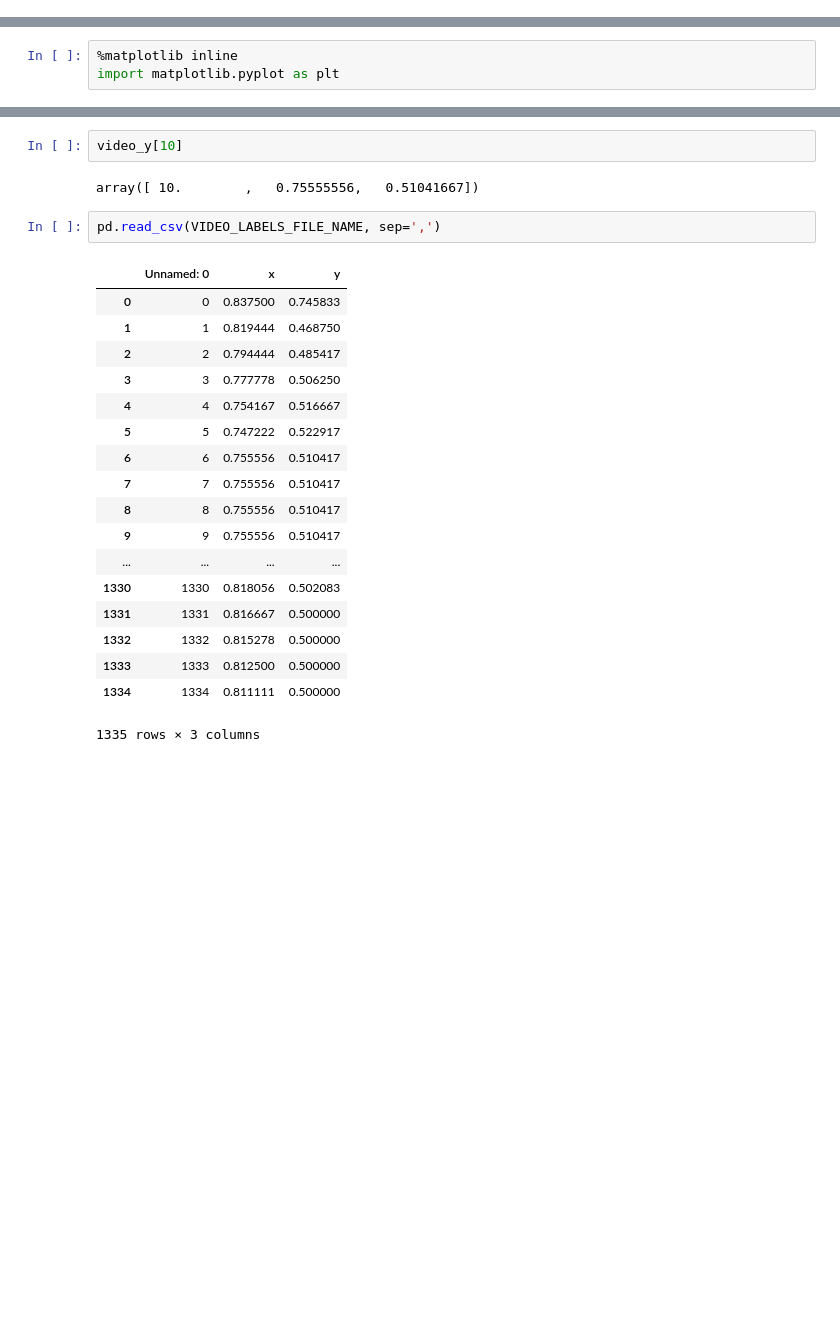
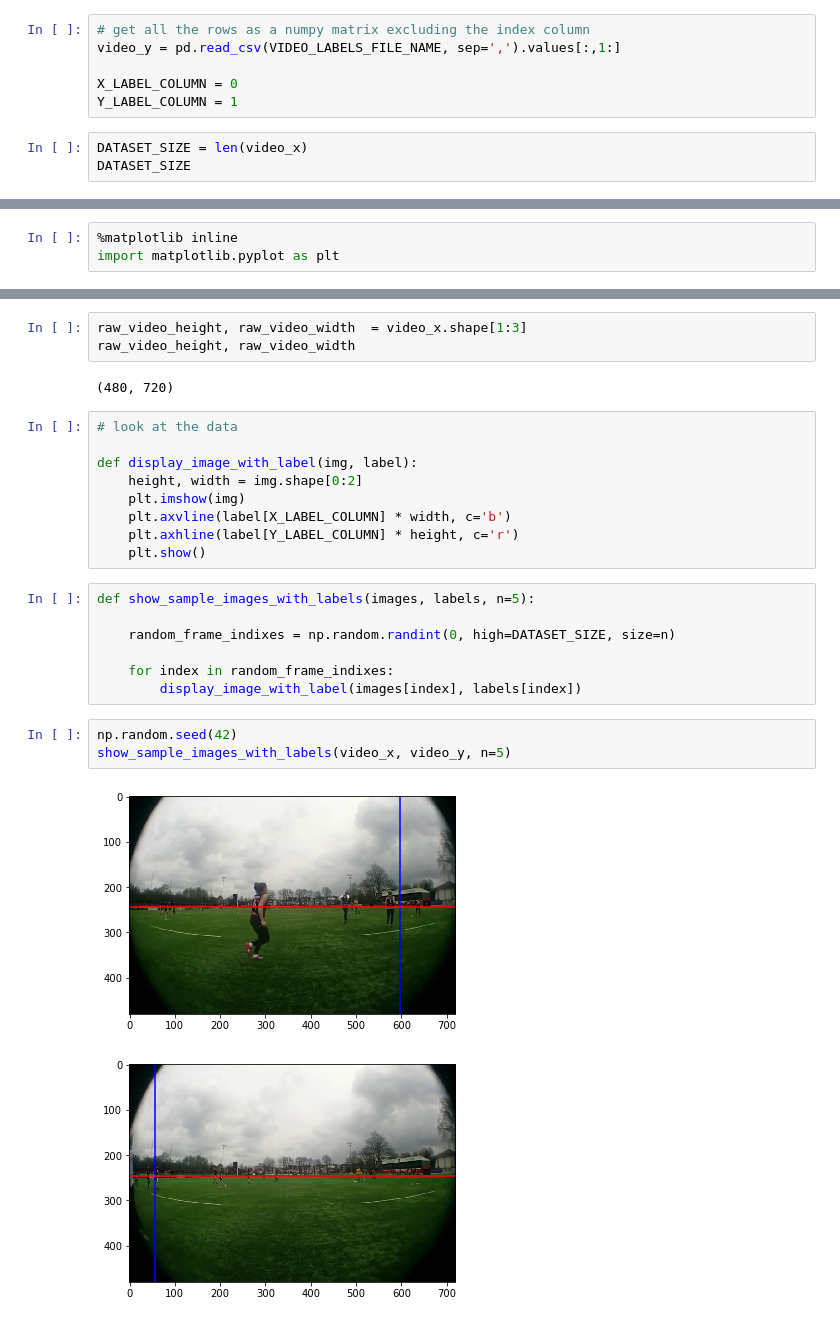
Before and after one commit to ZackAkil/robo-videographer-app, a Jupyter notebook: machine_learning/v2 (increase fps)/1# Using video labels.ipynb, the cells around one changed output, grey strips where cells are left out. Drawn from its saved outputs; the diff is of its cells as text; blank space fills up the shorter version.

```diff
--- a/machine_learning/v2 (increase fps)/1# Using video labels.ipynb
+++ b/machine_learning/v2 (increase fps)/1# Using video labels.ipynb
@@ -10,0 +14,9 @@ video_y = pd.read_csv(VIDEO_LABELS_FILE_NAME, sep=',').values
+# %%
+# get all the rows as a numpy matrix excluding the index column
+video_y = pd.read_csv(VIDEO_LABELS_FILE_NAME, sep=',').values[:,1:]
+
+X_LABEL_COLUMN = 0
+Y_LABEL_COLUMN = 1
+# %%
+DATASET_SIZE = len(video_x)
+DATASET_SIZE
@@ -26,25 +32,27 @@ plt.show()
-# %%
-video_y[10]
-# %% [output]
-array([ 10.        ,   0.75555556,   0.51041667])
-# %%
-pd.read_csv(VIDEO_LABELS_FILE_NAME, sep=',')
-# %% [output]
-|  | Unnamed: 0 | x | y |
-| 0 | 0 | 0.837500 | 0.745833 |
-| 1 | 1 | 0.819444 | 0.468750 |
-| 2 | 2 | 0.794444 | 0.485417 |
-| 3 | 3 | 0.777778 | 0.506250 |
-| 4 | 4 | 0.754167 | 0.516667 |
-| 5 | 5 | 0.747222 | 0.522917 |
-| 6 | 6 | 0.755556 | 0.510417 |
-| 7 | 7 | 0.755556 | 0.510417 |
-| 8 | 8 | 0.755556 | 0.510417 |
-| 9 | 9 | 0.755556 | 0.510417 |
-| ... | ... | ... | ... |
-| 1330 | 1330 | 0.818056 | 0.502083 |
-| 1331 | 1331 | 0.816667 | 0.500000 |
-| 1332 | 1332 | 0.815278 | 0.500000 |
-| 1333 | 1333 | 0.812500 | 0.500000 |
-| 1334 | 1334 | 0.811111 | 0.500000 |
-1335 rows × 3 columns
+# %%
+raw_video_height, raw_video_width  = video_x.shape[1:3]
+raw_video_height, raw_video_width
+# %% [output]
+(480, 720)
+# %%
+# look at the data
+
+def display_image_with_label(img, label):
+    height, width = img.shape[0:2]
+    plt.imshow(img)
+    plt.axvline(label[X_LABEL_COLUMN] * width, c='b')
+    plt.axhline(label[Y_LABEL_COLUMN] * height, c='r')
+    plt.show()
+# %%
+def show_sample_images_with_labels(images, labels, n=5):
+
+    random_frame_indixes = np.random.randint(0, high=DATASET_SIZE, size=n)
+
+    for index in random_frame_indixes:
+        display_image_with_label(images[index], labels[index])
+# %%
+np.random.seed(42)
+show_sample_images_with_labels(video_x, video_y, n=5)
+# %% [output]
+[figure, added]
+[figure, added]
```
Also changed, not shown: parts of 17 cells of this notebook, 1 other file.
